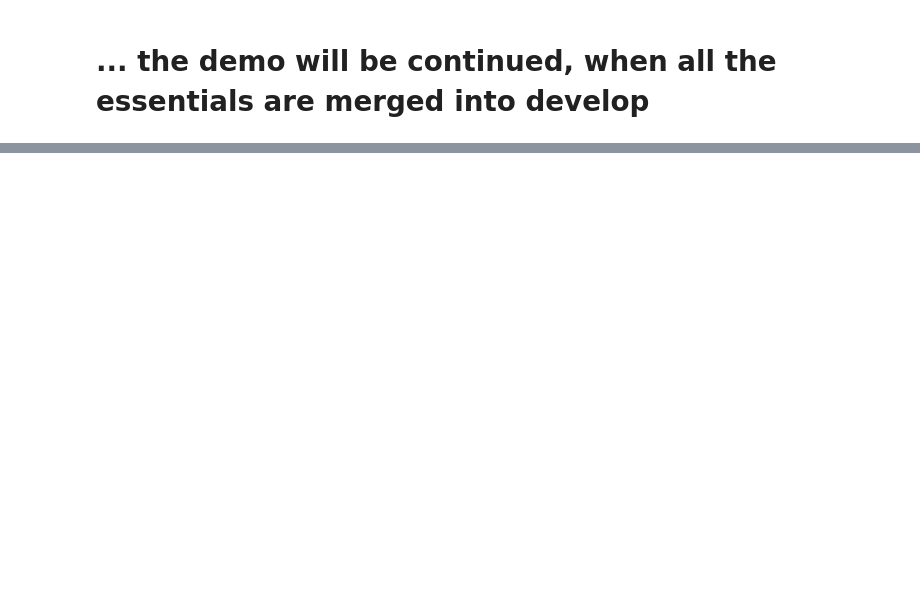
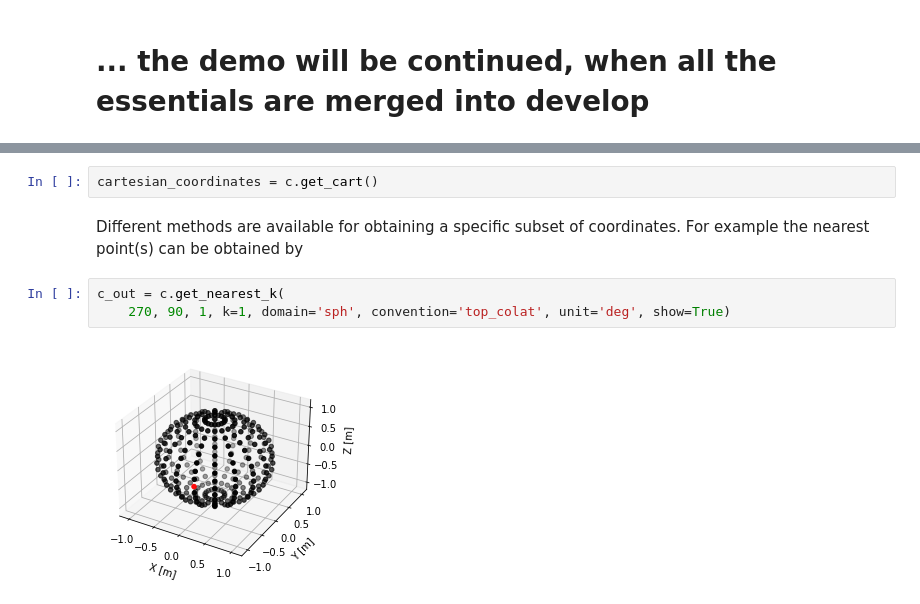
Before and after one commit to pyfar/pyfar, a Jupyter notebook: examples/haiopy_demo.ipynb, the cells around one changed output, grey strips where cells are left out. Cells and saved outputs as stored; diff of their text form; blank space fills up the shorter version.

```diff
--- a/examples/haiopy_demo.ipynb
+++ b/examples/haiopy_demo.ipynb
@@ -25,0 +88,9 @@ x
+# %%
+cartesian_coordinates = c.get_cart()
+# %% [markdown]
+Different methods are available for obtaining a specific subset of coordinates. For example the nearest point(s) can be obtained by
+# %%
+c_out = c.get_nearest_k(
+    270, 90, 1, k=1, domain='sph', convention='top_colat', unit='deg', show=True)
+# %% [output]
+[figure, added]
```
Also changed, not shown: parts of 15 cells of this notebook.
